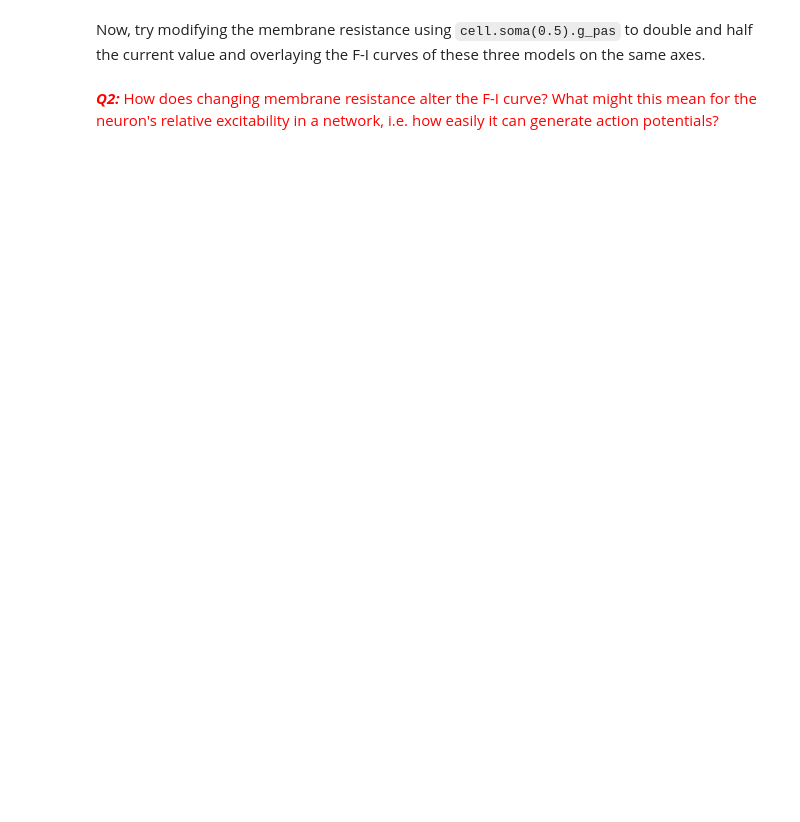
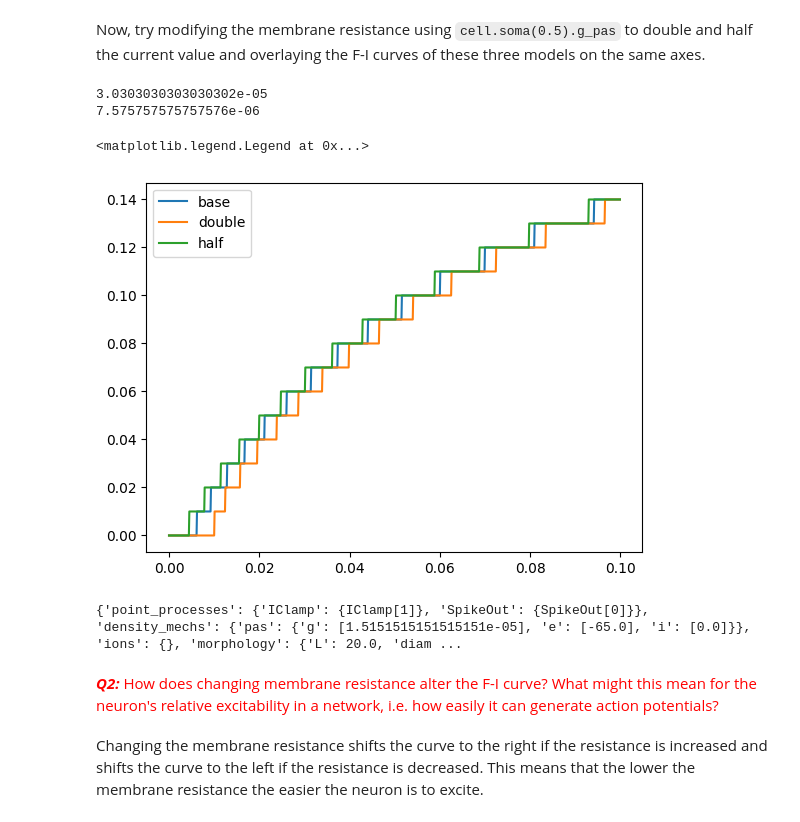
Before and after one commit to vincentyliu2001/BIO74.03-Exercises, a Jupyter notebook: CompModNervSys_exercise5.ipynb, the cells around one changed output. Drawn from its saved outputs; the diff is of its cells as text; code cells hidden in the pictures; blank space fills up the shorter version.

```diff
--- a/CompModNervSys_exercise5.ipynb
+++ b/CompModNervSys_exercise5.ipynb
@@ -399,4 +607,28 @@ Now, try modifying the membrane resistance using `cell.soma(0.5).g_pas` to doubl
+# %%
+# Your code goes here
+base = cell.soma(0.5).g_pas
+cell.soma(0.5).g_pas = base *2
+frequencies_double = getFreqs(amps)
+cell.soma(0.5).g_pas = base *0.5
+frequencies_half = getFreqs(amps)
+fig = plt.figure()
+ax = fig.add_subplot(111)
+ax.plot(amps, frequencies, label='base')
+ax.plot(amps, frequencies_double, label='double')
+ax.plot(amps, frequencies_half, label='half')
+ax.legend()
+# %% [output]
+3.0303030303030302e-05
+7.575757575757576e-06
+<matplotlib.legend.Legend at 0x...>
+[figure, added]
+# %%
+print(cell.soma.psection())
+# %% [output]
+{'point_processes': {'IClamp': {IClamp[1]}, 'SpikeOut': {SpikeOut[0]}}, 'density_mechs': {'pas': {'g': [1.5151515151515151e-05], 'e': [-65.0], 'i': [0.0]}}, 'ions': {}, 'morphology': {'L': 20.0, 'diam ...
 # %% [markdown]
 <span style="color:red">
 <b><i>Q2:</b></i> How does changing membrane resistance alter the F-I curve? What might this mean for the neuron's relative excitability in a network, i.e. how easily it can generate action potentials?
 </span>
+# %% [markdown]
+Changing the membrane resistance shifts the curve to the right if the resistance is increased and shifts the curve to the left if the resistance is decreased. This means that the lower the membrane resistance the easier the neuron is to excite.
```
Also changed, not shown: parts of 39 cells of this notebook.
